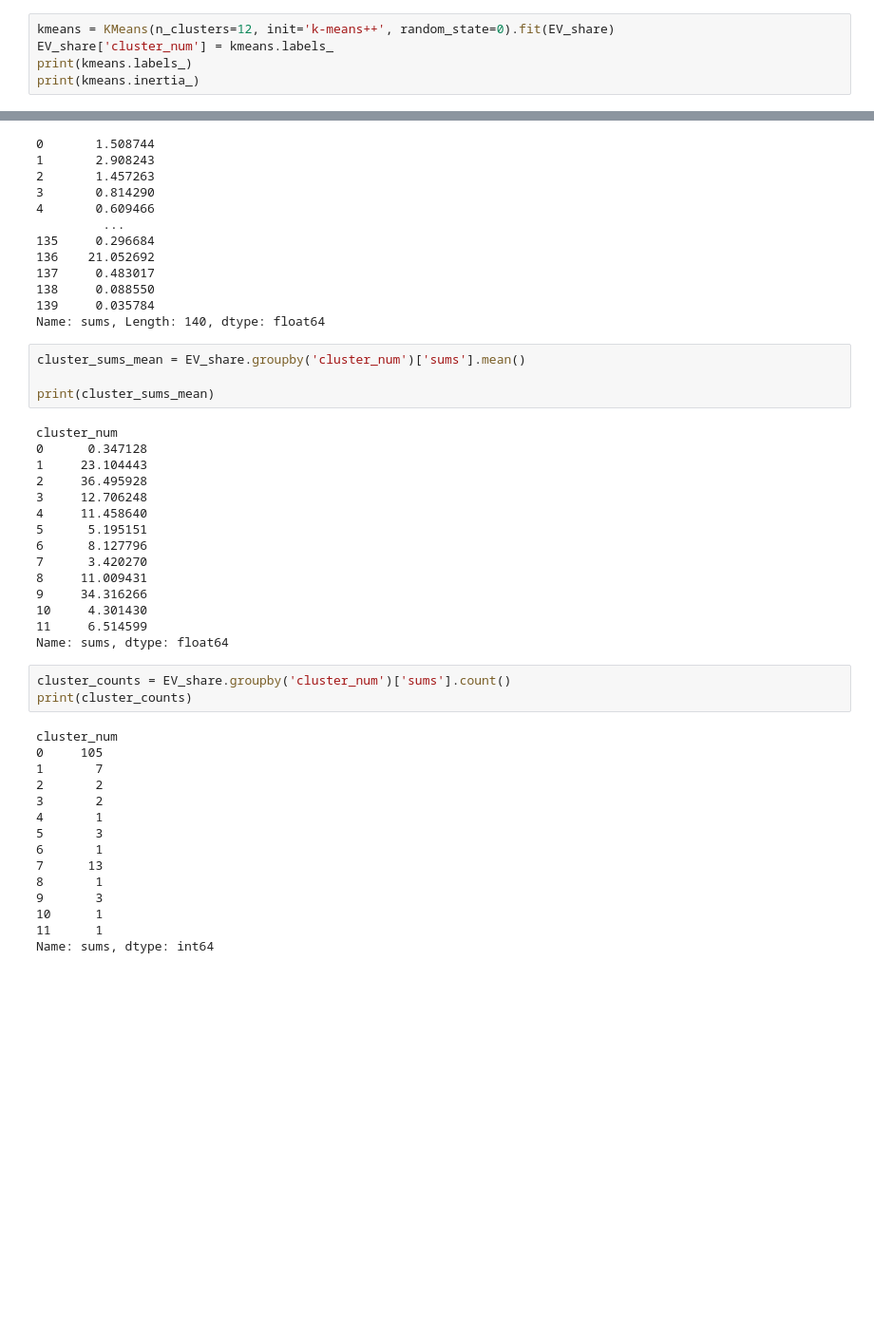
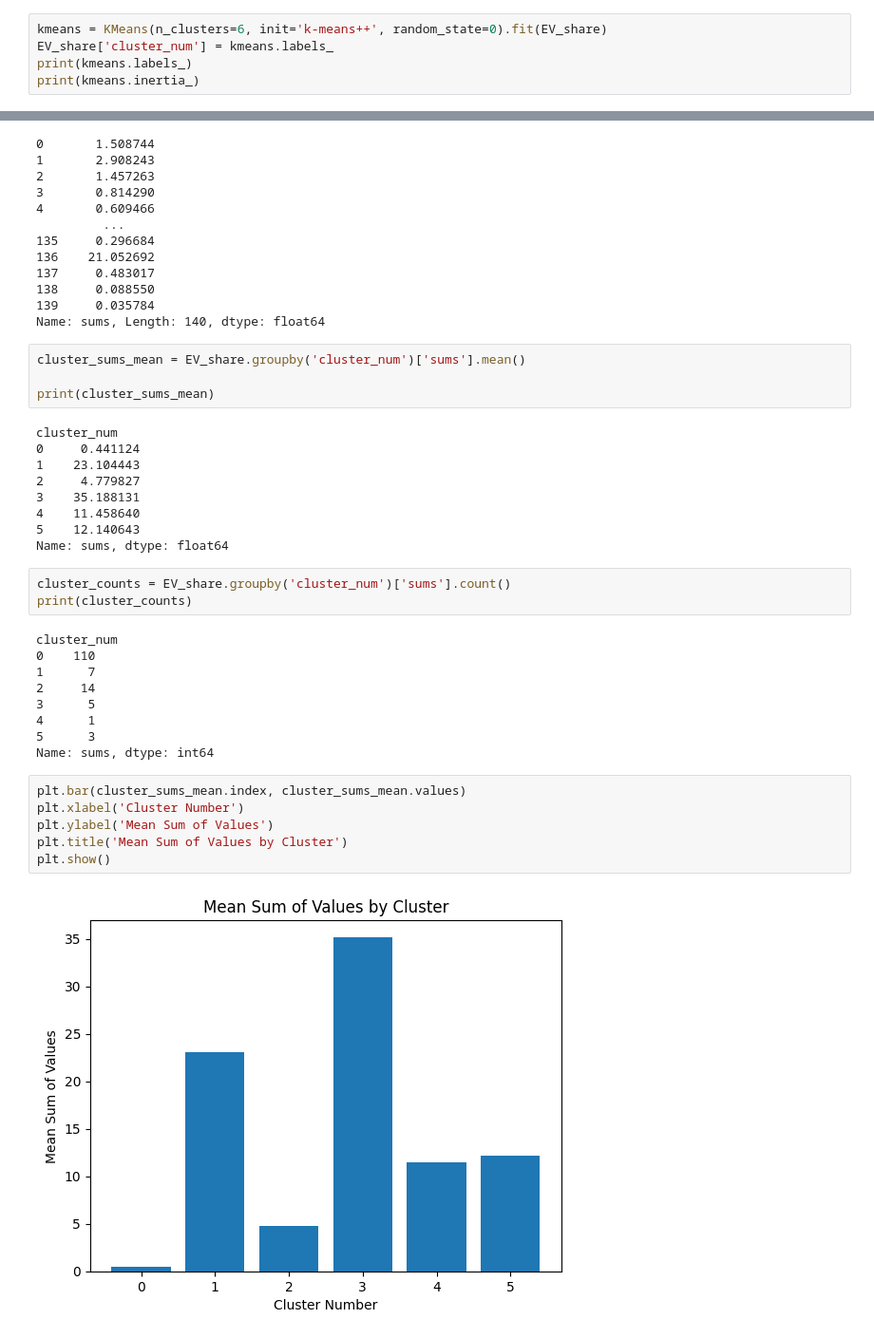
Before and after one commit to Aadhi7310/EV_sales, a Jupyter notebook: EV_market.ipynb, the cells around one changed output, grey strips where cells are left out. Shown at 95% size. Saved outputs shown, nothing was run; the diff lists cells and outputs as text; blank space fills up the shorter version.

```diff
--- a/EV_market.ipynb
+++ b/EV_market.ipynb
@@ -270,7 +273,7 @@ from sklearn.metrics import pairwise_distances
 from statsmodels.graphics.mosaicplot import mosaic
 from itertools import product
 # %%
-kmeans = KMeans(n_clusters=12, init='k-means++', random_state=0).fit(EV_share)
+kmeans = KMeans(n_clusters=6, init='k-means++', random_state=0).fit(EV_share)
 EV_share['cluster_num'] = kmeans.labels_
 print(kmeans.labels_)
 print(kmeans.inertia_)
@@ -324,34 +325,30 @@ cluster_sums_mean = EV_share.groupby('cluster_num')['sums'].mean()
 print(cluster_sums_mean)
 # %% [output]
 cluster_num
-0      0.347128
-1     23.104443
-2     36.495928
-3     12.706248
-4     11.458640
-5      5.195151
-6      8.127796
-7      3.420270
-8     11.009431
-9     34.316266
-10     4.301430
-11     6.514599
+0     0.441124
+1    23.104443
+2     4.779827
+3    35.188131
+4    11.458640
+5    12.140643
 Name: sums, dtype: float64
 # %%
 cluster_counts = EV_share.groupby('cluster_num')['sums'].count()
 print(cluster_counts)
 # %% [output]
 cluster_num
-0     105
-1       7
-2       2
-3       2
-4       1
-5       3
-6       1
-7      13
-8       1
-9       3
-10      1
-11      1
+0    110
+1      7
+2     14
+3      5
+4      1
+5      3
 Name: sums, dtype: int64
+# %%
+plt.bar(cluster_sums_mean.index, cluster_sums_mean.values)
+plt.xlabel('Cluster Number')
+plt.ylabel('Mean Sum of Values')
+plt.title('Mean Sum of Values by Cluster')
+plt.show()
+# %% [output]
+[figure, added]
```
Also changed, not shown: parts of 13 cells of this notebook.
